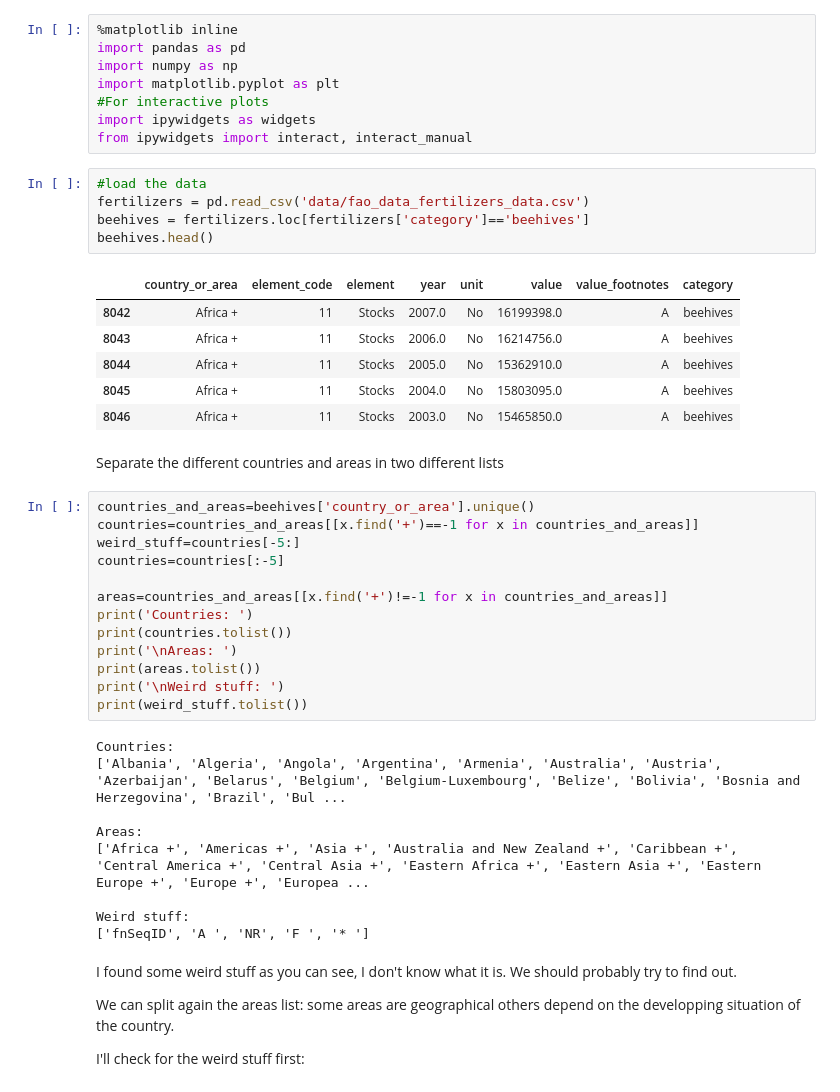
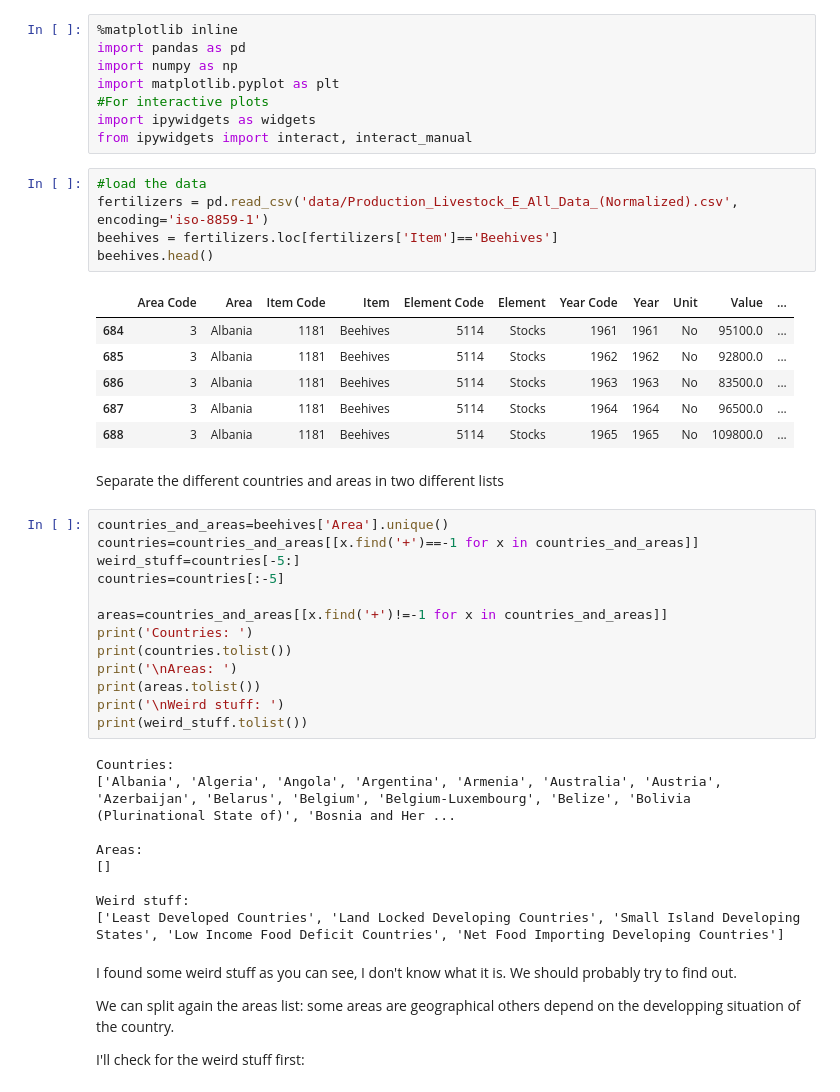
Before and after one commit to caralen/ada-project-faam, a Jupyter notebook: research.ipynb, the cells around one changed output. Drawn from its saved outputs; the diff is of its cells as text.

```diff
--- a/research.ipynb
+++ b/research.ipynb
@@ -8,20 +8,20 @@ import ipywidgets as widgets
 from ipywidgets import interact, interact_manual
 # %%
 #load the data
-fertilizers = pd.read_csv('data/fao_data_fertilizers_data.csv')
-beehives = fertilizers.loc[fertilizers['category']=='beehives']
+fertilizers = pd.read_csv('data/Production_Livestock_E_All_Data_(Normalized).csv',  encoding='iso-8859-1')
+beehives = fertilizers.loc[fertilizers['Item']=='Beehives']
 beehives.head()
 # %% [output]
-|  | country_or_area | element_code | element | year | unit | value | value_footnotes | category |
-| 8042 | Africa + | 11 | Stocks | 2007.0 | No | 16199398.0 | A | beehives |
-| 8043 | Africa + | 11 | Stocks | 2006.0 | No | 16214756.0 | A | beehives |
-| 8044 | Africa + | 11 | Stocks | 2005.0 | No | 15362910.0 | A | beehives |
-| 8045 | Africa + | 11 | Stocks | 2004.0 | No | 15803095.0 | A | beehives |
-| 8046 | Africa + | 11 | Stocks | 2003.0 | No | 15465850.0 | A | beehives |
+|  | Area Code | Area | Item Code | Item | Element Code | Element | Year Code | Year | Unit | Value | ... |
+| 684 | 3 | Albania | 1181 | Beehives | 5114 | Stocks | 1961 | 1961 | No | 95100.0 | ... |
+| 685 | 3 | Albania | 1181 | Beehives | 5114 | Stocks | 1962 | 1962 | No | 92800.0 | ... |
+| 686 | 3 | Albania | 1181 | Beehives | 5114 | Stocks | 1963 | 1963 | No | 83500.0 | ... |
+| 687 | 3 | Albania | 1181 | Beehives | 5114 | Stocks | 1964 | 1964 | No | 96500.0 | ... |
+| 688 | 3 | Albania | 1181 | Beehives | 5114 | Stocks | 1965 | 1965 | No | 109800.0 | ... |
 # %% [markdown]
 Separate the different countries and areas in two different lists
 # %%
-countries_and_areas=beehives['country_or_area'].unique()
+countries_and_areas=beehives['Area'].unique()
 countries=countries_and_areas[[x.find('+')==-1 for x in countries_and_areas]]
 weird_stuff=countries[-5:]
 countries=countries[:-5]
@@ -35,13 +35,13 @@ print('\nWeird stuff: ')
 print(weird_stuff.tolist())
 # %% [output]
 Countries:
-['Albania', 'Algeria', 'Angola', 'Argentina', 'Armenia', 'Australia', 'Austria', 'Azerbaijan', 'Belarus', 'Belgium', 'Belgium-Luxembourg', 'Belize', 'Bolivia', 'Bosnia and Herzegovina', 'Brazil', 'Bul ...
+['Albania', 'Algeria', 'Angola', 'Argentina', 'Armenia', 'Australia', 'Austria', 'Azerbaijan', 'Belarus', 'Belgium', 'Belgium-Luxembourg', 'Belize', 'Bolivia (Plurinational State of)', 'Bosnia and Her ...
 
 Areas:
-['Africa +', 'Americas +', 'Asia +', 'Australia and New Zealand +', 'Caribbean +', 'Central America +', 'Central Asia +', 'Eastern Africa +', 'Eastern Asia +', 'Eastern Europe +', 'Europe +', 'Europea ...
+[]
 
 Weird stuff:
-['fnSeqID', 'A ', 'NR', 'F ', '* ']
+['Least Developed Countries', 'Land Locked Developing Countries', 'Small Island Developing States', 'Low Income Food Deficit Countries', 'Net Food Importing Developing Countries']
 # %% [markdown]
 I found some weird stuff as you can see, I don't know what it is. We should probably try to find out.
 
```
Also changed, not shown: parts of 3 cells of this notebook, 2 other files.
